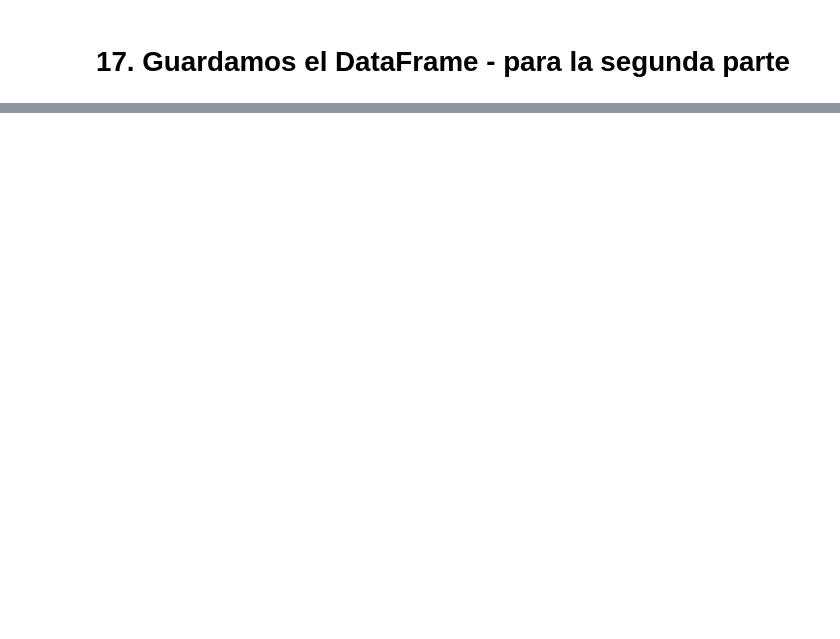
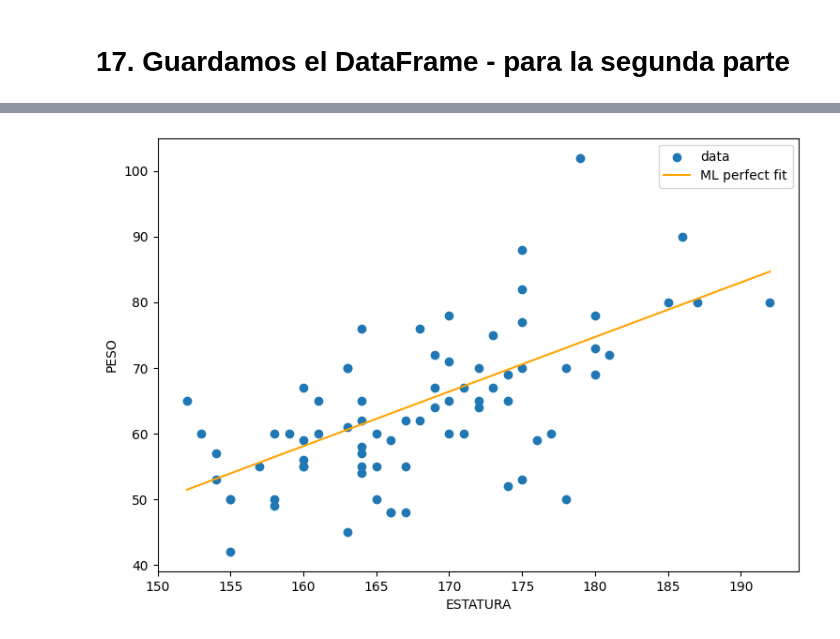
Before and after one commit to GledisUA/CLASE-3-DE-ESTAD-STICA, a Jupyter notebook: Semana2_Estadistica_Computarizada.ipynb, the cells around one changed output, grey strips where cells are left out. Saved outputs shown, nothing was run; the diff lists cells and outputs as text; code cells hidden in the pictures; blank space fills up the shorter version.

```diff
--- a/Semana2_Estadistica_Computarizada.ipynb
+++ b/Semana2_Estadistica_Computarizada.ipynb
@@ -1313,0 +1553,15 @@ df2.to_csv("df2_Nuevo.csv", index=False)
+# %%
+# @title **Paso 18. Selección del método de Regresión Lineal de la Biblioteca scikit-learn**
+
+from sklearn.linear_model import LinearRegression
+
+# creando un objeto de la clase LinearRegression
+
+LR = LinearRegression()
+
+# ajustando los datos de entrenamiento
+
+LR.fit(x_train,y_train)
+
+# modelo de regresión
+modelo = LR.fit(x_train,y_train)
@@ -1313,0 +1657,27 @@ df2.to_csv("df2_Nuevo.csv", index=False)
+# %%
+# @title **Paso 23. Hacer el grafico de Dispersión pero usando Machine Learning obtenido**
+
+# Plotting using the Machine Learning results from Paso 18
+plt.figure(figsize=(30,6))
+plt.subplot(131)
+
+
+plt.scatter(datax, datay, label="data")
+
+
+# Get the predicted values for all data points using the trained ML model
+y_prediction_all =  LR.predict(X)
+
+
+# Sort the data by the independent variable (ESTATURA) to ensure the line is plotted correctly
+sorted_indices = np.argsort(datax)
+datax_sorted = datax.iloc[sorted_indices]
+y_prediction_all_sorted = y_prediction_all[sorted_indices]
+
+plt.plot(datax_sorted, y_prediction_all_sorted, color="orange", label="ML perfect fit")
+plt.xlabel("ESTATURA")
+plt.ylabel("PESO")
+plt.legend()
+plt.show()
+# %% [output]
+[figure, added]
```
Also changed, not shown: parts of 47 cells of this notebook.
